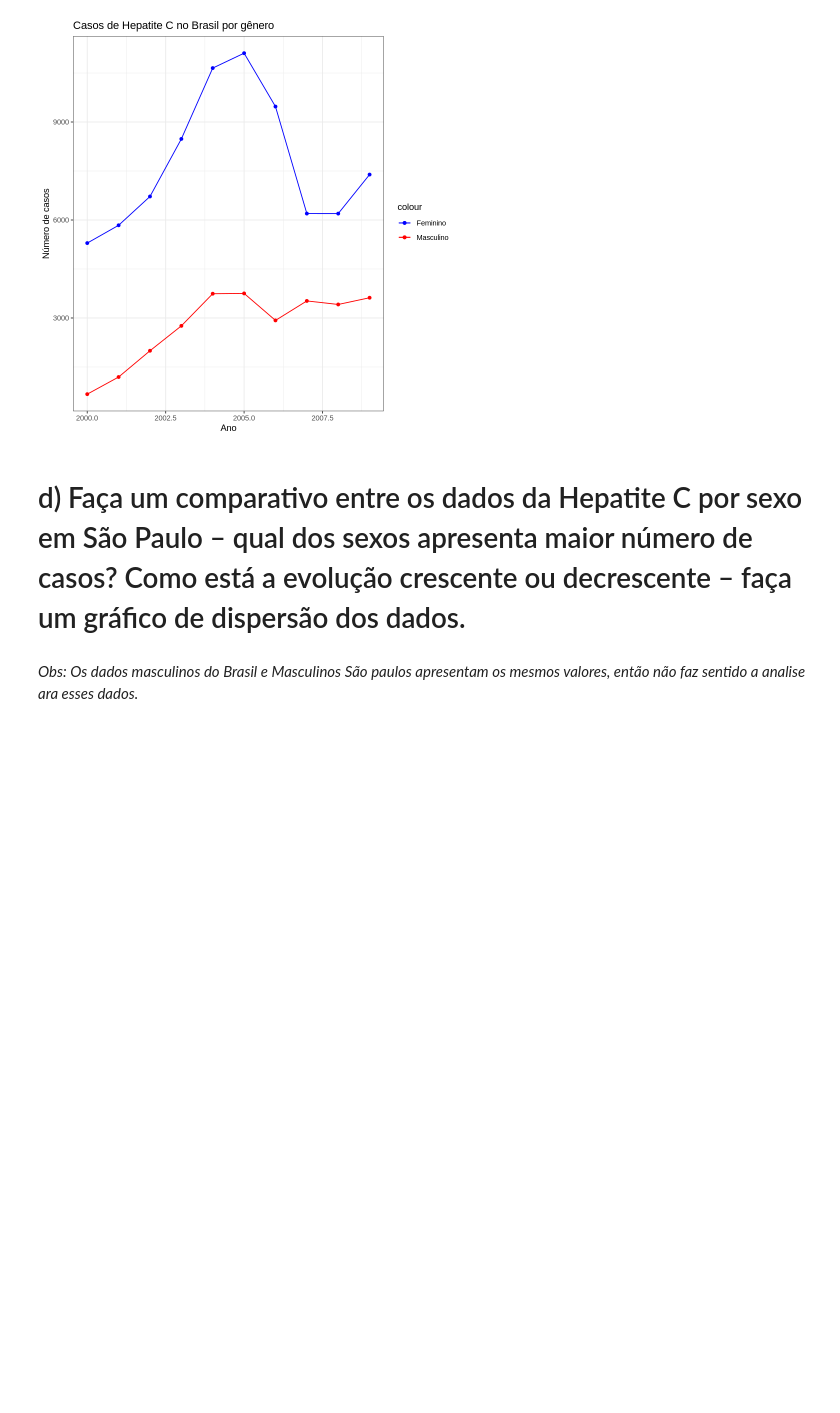
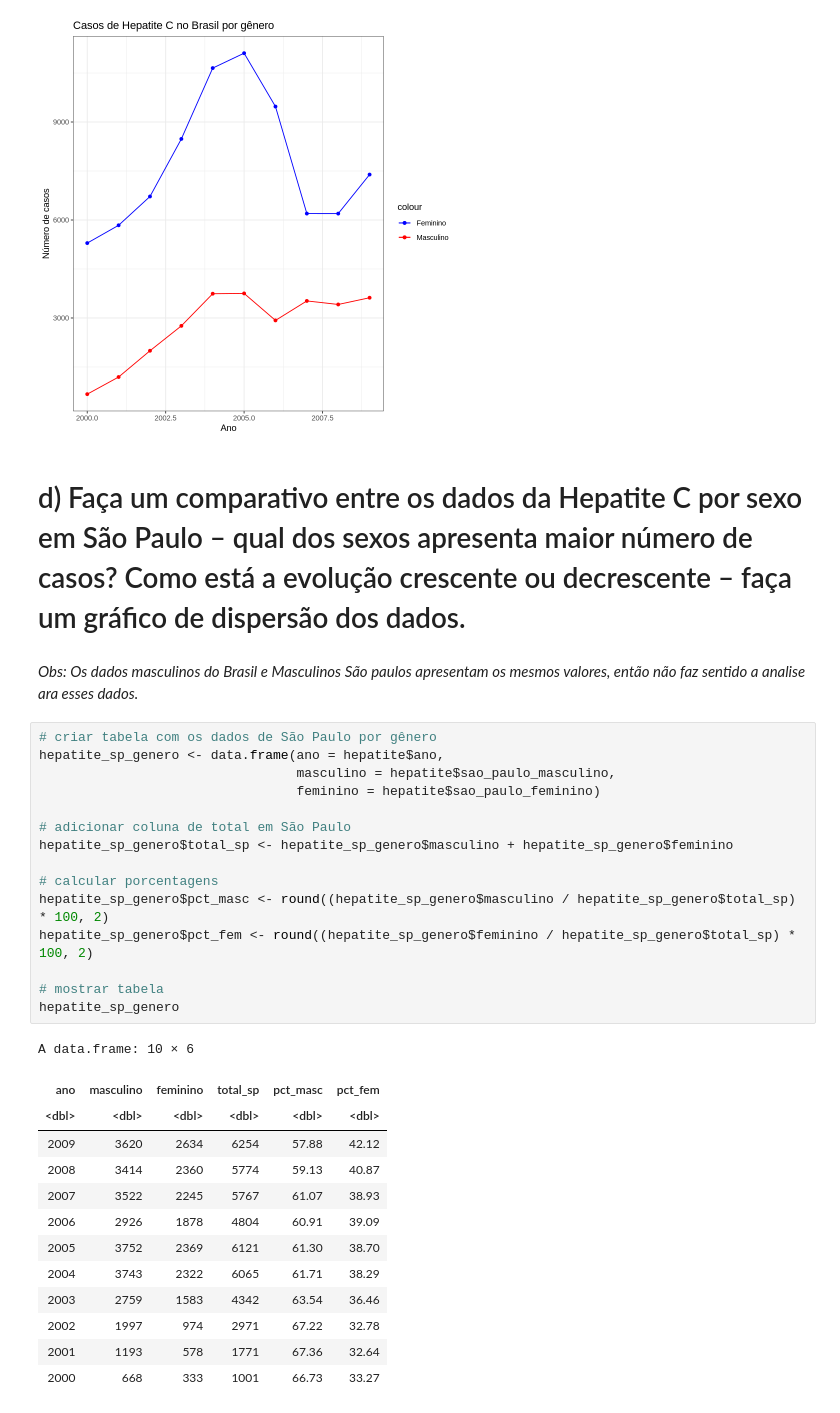
Before and after one commit to Gabrieldiasdeoliveira/Analise-Bayesiana, a Jupyter notebook: Atividade_2.ipynb, the cells around one changed output. Cells and saved outputs as stored; diff of their text form; blank space fills up the shorter version.

```diff
--- a/Atividade_2.ipynb
+++ b/Atividade_2.ipynb
@@ -544,3 +558,32 @@ ggplot(comparativo_genero, aes(x = ano, y = brasil_feminino, color = "Feminino")
 # d) Faça um comparativo entre os dados da Hepatite C por sexo em São Paulo – qual dos sexos apresenta maior número de casos? Como está a evolução crescente ou decrescente – faça um gráfico de dispersão dos dados.
 # %% [markdown]
 *Obs: Os dados masculinos do Brasil e Masculinos São paulos apresentam os mesmos valores, então não faz sentido a analise ara esses dados.*
+# %%
+# criar tabela com os dados de São Paulo por gênero
+hepatite_sp_genero <- data.frame(ano = hepatite$ano,
+                                 masculino = hepatite$sao_paulo_masculino,
+                                 feminino = hepatite$sao_paulo_feminino)
+
+# adicionar coluna de total em São Paulo
+hepatite_sp_genero$total_sp <- hepatite_sp_genero$masculino + hepatite_sp_genero$feminino
+
+# calcular porcentagens
+hepatite_sp_genero$pct_masc <- round((hepatite_sp_genero$masculino / hepatite_sp_genero$total_sp) * 100, 2)
+hepatite_sp_genero$pct_fem <- round((hepatite_sp_genero$feminino / hepatite_sp_genero$total_sp) * 100, 2)
+
+# mostrar tabela
+hepatite_sp_genero
+# %% [output]
+A data.frame: 10 × 6
+| ano | masculino | feminino | total_sp | pct_masc | pct_fem |
+| <dbl> | <dbl> | <dbl> | <dbl> | <dbl> | <dbl> |
+| 2009 | 3620 | 2634 | 6254 | 57.88 | 42.12 |
+| 2008 | 3414 | 2360 | 5774 | 59.13 | 40.87 |
+| 2007 | 3522 | 2245 | 5767 | 61.07 | 38.93 |
+| 2006 | 2926 | 1878 | 4804 | 60.91 | 39.09 |
+| 2005 | 3752 | 2369 | 6121 | 61.30 | 38.70 |
+| 2004 | 3743 | 2322 | 6065 | 61.71 | 38.29 |
+| 2003 | 2759 | 1583 | 4342 | 63.54 | 36.46 |
+| 2002 | 1997 | 974 | 2971 | 67.22 | 32.78 |
+| 2001 | 1193 | 578 | 1771 | 67.36 | 32.64 |
+| 2000 | 668 | 333 | 1001 | 66.73 | 33.27 |
```
Also changed, not shown: parts of 5 cells of this notebook.
